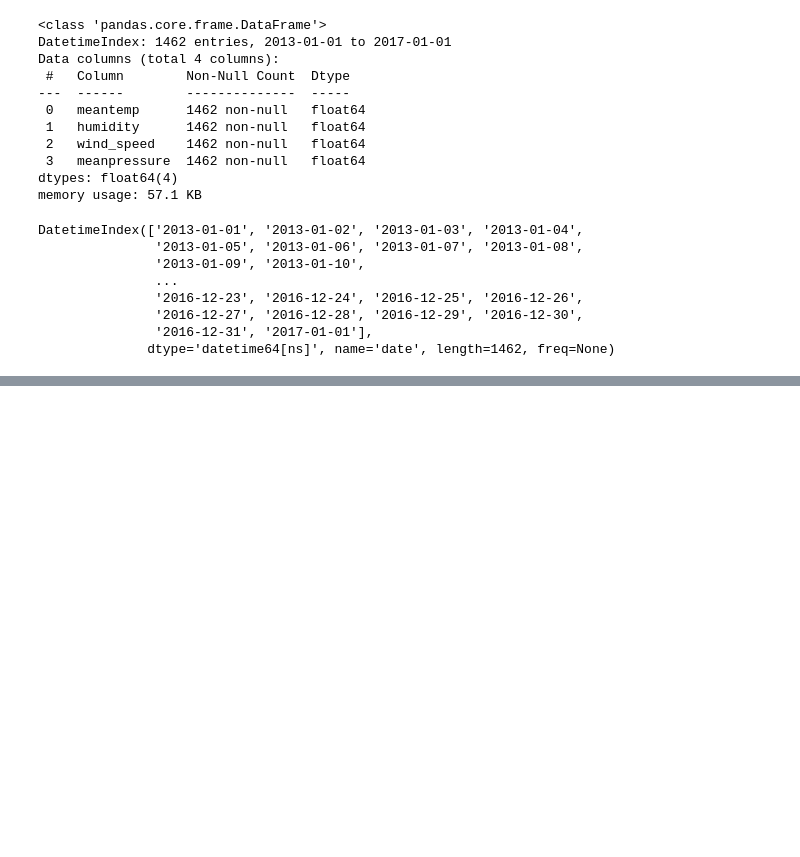
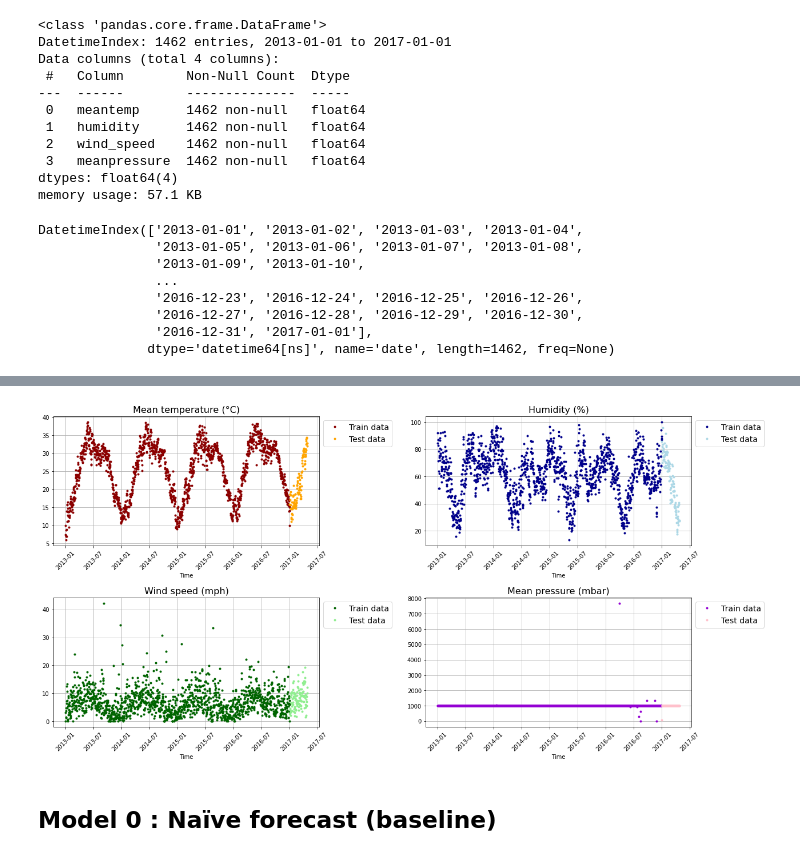
Before and after one commit to alexandre-pinon/voltron, a Jupyter notebook: src/ai/bootstrap.ipynb, the cells around one changed output, grey strips where cells are left out. Saved outputs shown, nothing was run; the diff lists cells and outputs as text; code cells hidden in the pictures; blank space fills up the shorter version.

```diff
--- a/src/ai/bootstrap.ipynb
+++ b/src/ai/bootstrap.ipynb
@@ -79,0 +107,63 @@ fig.savefig('./graphs/all_air_data_curves.png', facecolor='white')
+# %%
+fig, ((ax1, ax2), (ax3, ax4)) = plt.subplots(2,
+                                             2,
+                                             figsize=(20, 10),
+                                             gridspec_kw={
+                                                 'wspace': .4,
+                                                 'hspace': .4
+                                             })
+
+plot_time_series(ax1,
+                 train_df.index,
+                 train_df["meantemp"],
+                 "Mean temperature (°C)",
+                 label='Train data',
+                 c='darkred')
+plot_time_series(ax1,
+                 test_df.index,
+                 test_df["meantemp"],
+                 "Mean temperature (°C)",
+                 label='Test data',
+                 c='orange')
+plot_time_series(ax2,
+                 train_df.index,
+                 train_df["humidity"],
+                 "Humidity (%)",
+                 label='Train data',
+                 c='darkblue')
+plot_time_series(ax2,
+                 test_df.index,
+                 test_df["humidity"],
+                 "Humidity (%)",
+                 label='Test data',
+                 c='lightblue')
+plot_time_series(ax3,
+                 train_df.index,
+                 train_df["wind_speed"],
+                 "Wind speed (mph)",
+                 label='Train data',
+                 c='darkgreen')
+plot_time_series(ax3,
+                 test_df.index,
+                 test_df["wind_speed"],
+                 "Wind speed (mph)",
+                 label='Test data',
+                 c='lightgreen')
+plot_time_series(ax4,
+                 train_df.index,
+                 train_df["meanpressure"],
+                 "Mean pressure (mbar)",
+                 label='Train data',
+                 c='darkviolet')
+plot_time_series(ax4,
+                 test_df.index,
+                 test_df["meanpressure"],
+                 "Mean pressure (mbar)",
+                 label='Test data',
+                 c='pink')
+
+fig.savefig('./graphs/train_plus_test_data.png', facecolor='white')
+# %% [output]
+[figure, added]
+# %% [markdown]
+## Model 0 : Naïve forecast (baseline)
```
Also changed, not shown: parts of 2 cells of this notebook, 3 other files.
